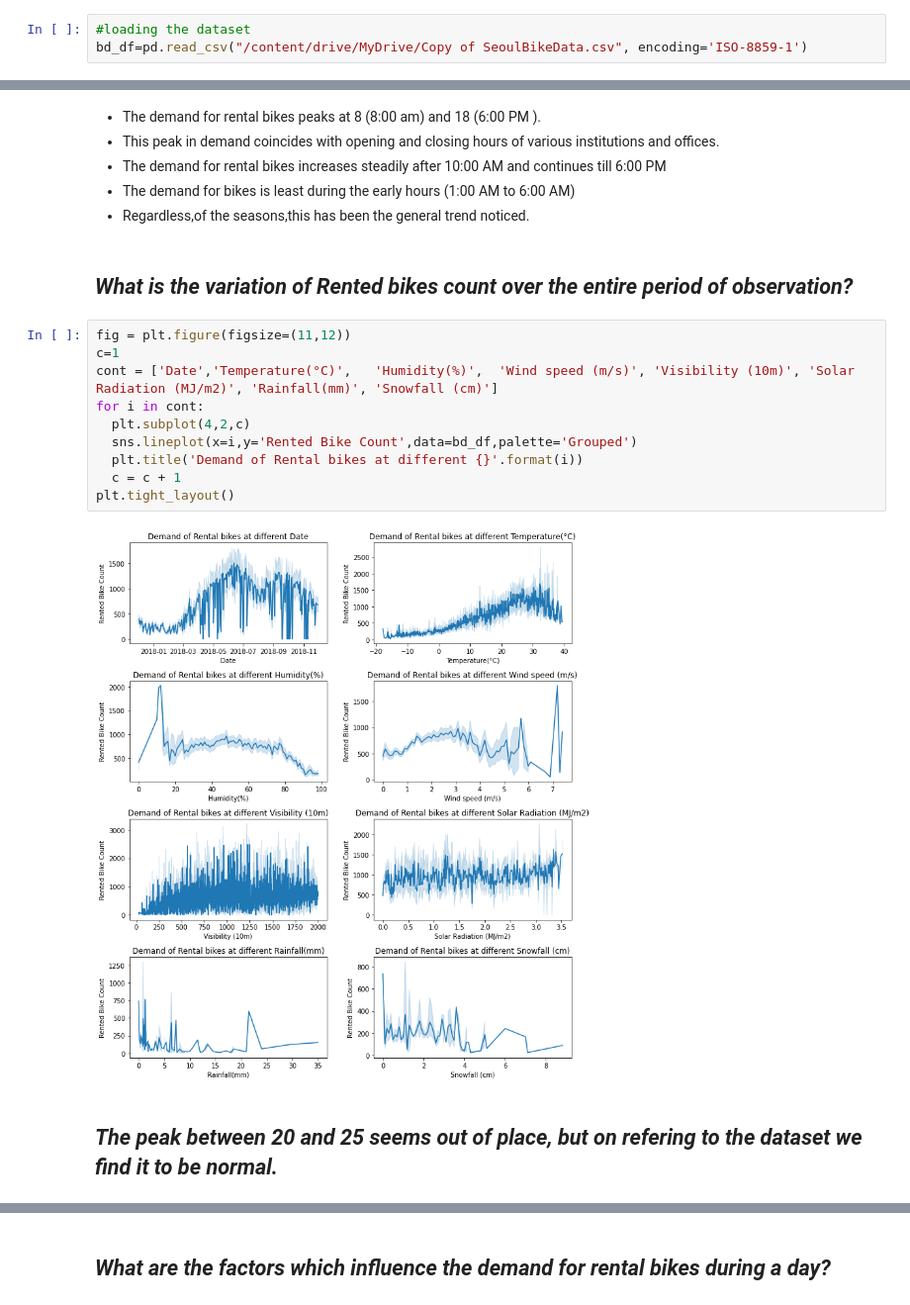
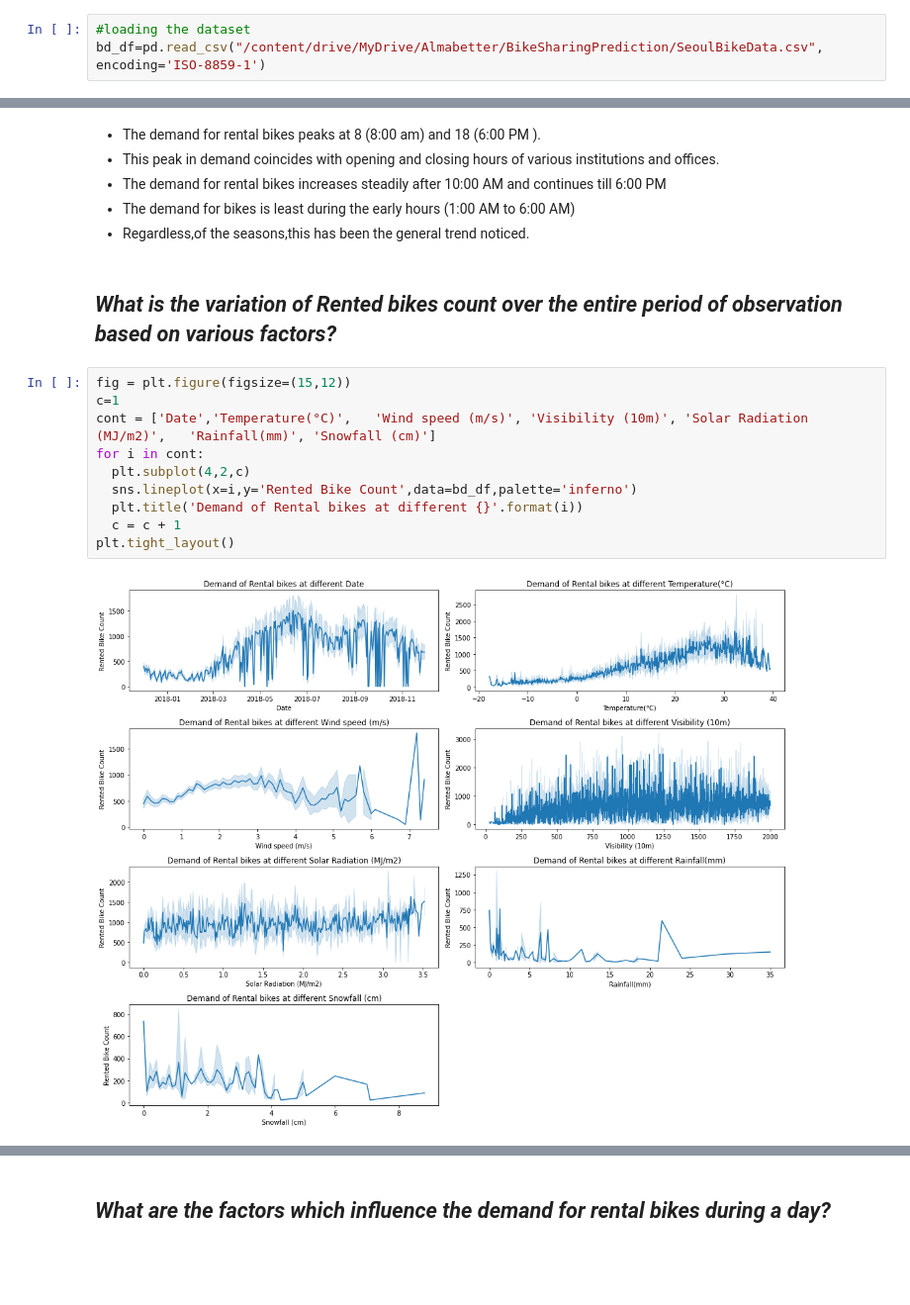
Before and after one commit to Jayjake1/BikeSharingDemand, a Jupyter notebook: ML_regression_team_notebook.ipynb, the cells around one changed output, grey strips where cells are left out. Shown at 99% size. Saved outputs shown, nothing was run; the diff lists cells and outputs as text; blank space fills up the shorter version.

```diff
--- a/ML_regression_team_notebook.ipynb
+++ b/ML_regression_team_notebook.ipynb
@@ -26,7 +32,7 @@ drive.mount('/content/drive')
 Drive already mounted at /content/drive; to attempt to forcibly remount, call drive.mount("/content/drive", force_remount=True).
 # %%
 #loading the dataset
-bd_df=pd.read_csv("/content/drive/MyDrive/Copy of SeoulBikeData.csv", encoding='ISO-8859-1')
+bd_df=pd.read_csv("/content/drive/MyDrive/Almabetter/BikeSharingPrediction/SeoulBikeData.csv", encoding='ISO-8859-1')
 # %%
 #inspecting the first 3 rows in the dataset
 bd_df.head(3)
@@ -402,18 +458,16 @@ sns.lineplot(x='Hour',y='Rented Bike Count',data=bd_df,palette='Set1',hue='Seaso
 * The demand for bikes is least during the early hours (1:00 AM to 6:00 AM)
 * Regardless,of the seasons,this has been the general trend noticed.
 # %% [markdown]
-##  *What is the variation of  Rented bikes count over the entire period of observation?*
+##  *What is the variation of  Rented bikes count over the entire period of observation based on various factors?*
 # %%
-fig = plt.figure(figsize=(11,12))
+fig = plt.figure(figsize=(15,12))
 c=1
-cont = ['Date','Temperature(°C)',	'Humidity(%)',	'Wind speed (m/s)',	'Visibility (10m)',	'Solar Radiation (MJ/m2)',	'Rainfall(mm)',	'Snowfall (cm)']
+cont = ['Date','Temperature(°C)',	'Wind speed (m/s)',	'Visibility (10m)',	'Solar Radiation (MJ/m2)',	'Rainfall(mm)',	'Snowfall (cm)']
 for i in cont:
   plt.subplot(4,2,c)
-  sns.lineplot(x=i,y='Rented Bike Count',data=bd_df,palette='Grouped')
+  sns.lineplot(x=i,y='Rented Bike Count',data=bd_df,palette='inferno')
   plt.title('Demand of Rental bikes at different {}'.format(i))
   c = c + 1
 plt.tight_layout()
 # %% [output]
-[figure, old version]
+[figure, new version]
-# %% [markdown]
-## *The peak between 20 and 25 seems out of place, but on refering to the dataset we find it to be normal.*
```
Also changed, not shown: parts of 151 cells of this notebook.
